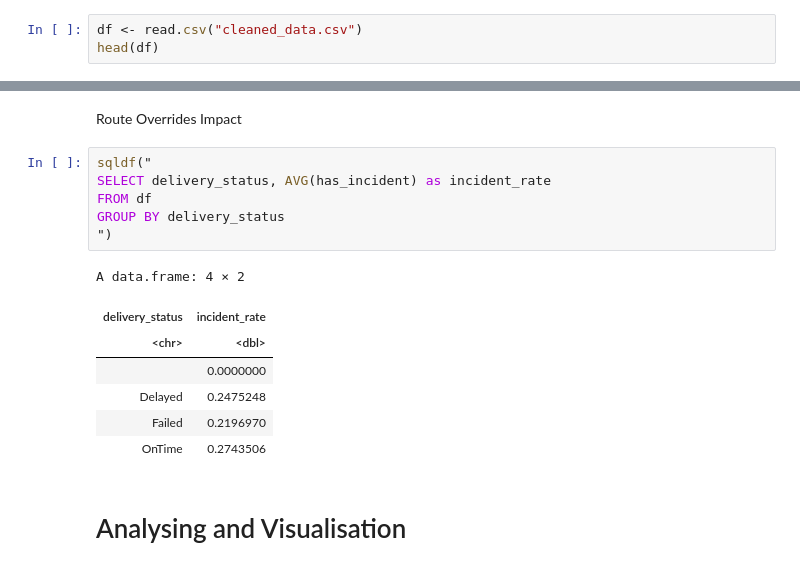
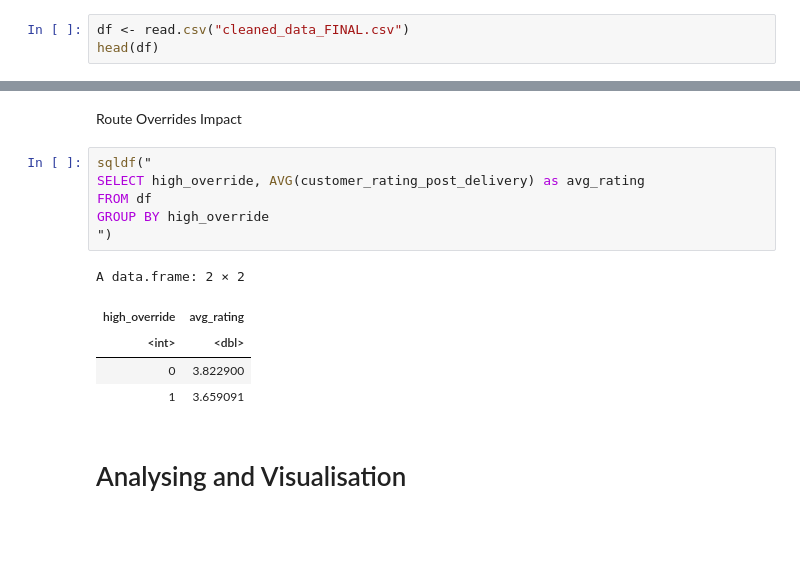
Before and after one commit to etas21576091/databasesandanalytics, a Jupyter notebook: R_in_SQL_analyse.ipynb, the cells around one changed output, grey strips where cells are left out. Saved outputs shown, nothing was run; the diff lists cells and outputs as text; blank space fills up the shorter version.

```diff
--- a/R_in_SQL_analyse.ipynb
+++ b/R_in_SQL_analyse.ipynb
@@ -3,6 +3,6 @@ Then uploading my files in Python which feels easier, I've changed my runtime to
 # %% [markdown]
 Reading my newly created and uploaded .csv of cleaned data, double checking to see if upload worked after changing runtime to R.
 # %%
-df <- read.csv("cleaned_data.csv")
+df <- read.csv("cleaned_data_FINAL.csv")
 head(df)
 # %% [output]
@@ -97,18 +108,16 @@ A data.frame: 4 × 2
 Route Overrides Impact
 # %%
 sqldf("
-SELECT delivery_status, AVG(has_incident) as incident_rate
+SELECT high_override, AVG(customer_rating_post_delivery) as avg_rating
 FROM df
-GROUP BY delivery_status
+GROUP BY high_override
 ")
 # %% [output]
-A data.frame: 4 × 2
+A data.frame: 2 × 2
-| delivery_status | incident_rate |
-| <chr> | <dbl> |
-|  | 0.0000000 |
-| Delayed | 0.2475248 |
-| Failed | 0.2196970 |
-| OnTime | 0.2743506 |
+| high_override | avg_rating |
+| <int> | <dbl> |
+| 0 | 3.822900 |
+| 1 | 3.659091 |
 # %% [markdown]
 # Analysing and Visualisation
 # %% [markdown]
```
Also changed, not shown: parts of 2 cells of this notebook.
